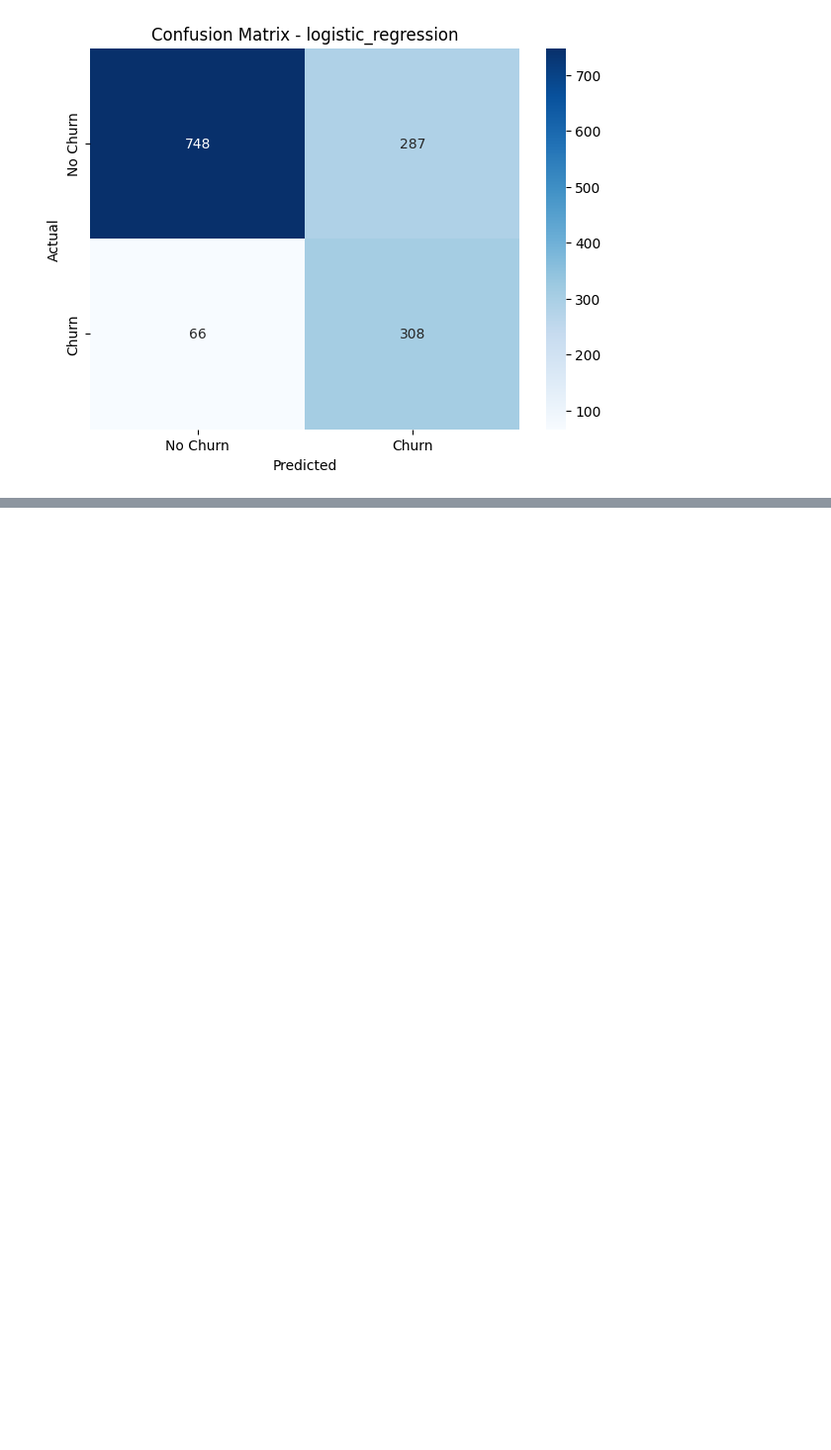
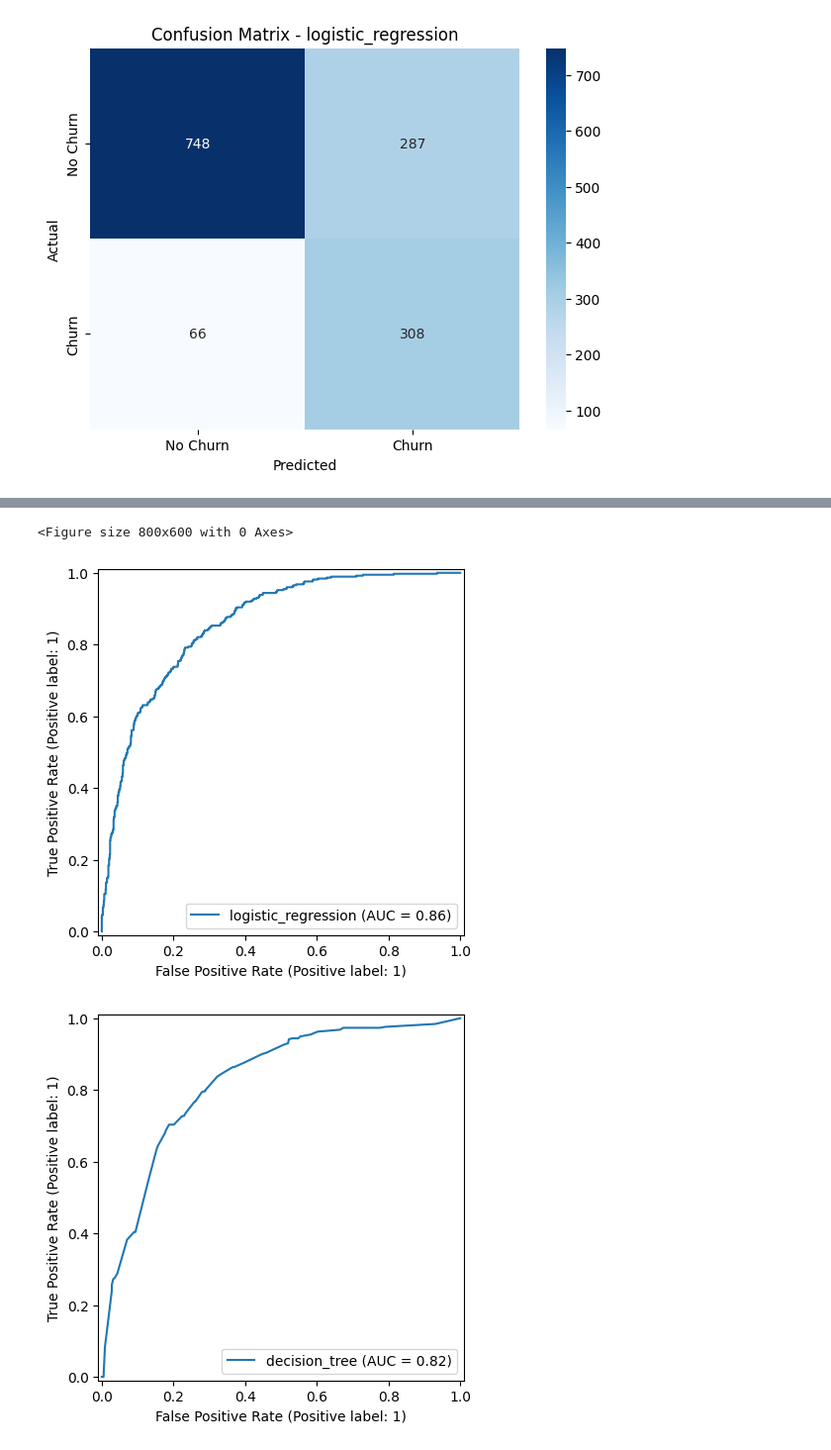
Before and after one commit to msmhtaghavi/customer-churn-prediction, a Jupyter notebook: notebooks/06_model_evaluation.ipynb, the cells around one changed output, grey strips where cells are left out. Shown at 99% size. Drawn from its saved outputs; the diff is of its cells as text; code cells hidden in the pictures; blank space fills up the shorter version.

Commit message:
Compare ROC curves

```diff
--- a/notebooks/06_model_evaluation.ipynb
+++ b/notebooks/06_model_evaluation.ipynb
@@ -103,0 +121,22 @@ plt.show()
+# %%
+import matplotlib.pyplot as plt
+from sklearn.metrics import RocCurveDisplay   # اگر import نشده باشد
+
+plt.figure(figsize=(8, 6))
+
+for name, model in loaded_models.items():
+    RocCurveDisplay.from_estimator(
+        model,
+        X_valid,
+        y_valid,          # ← اضافه شد
+        name=name,
+    )
+
+plt.title("ROC Curve Comparison")
+plt.legend(loc="lower right")
+plt.grid(alpha=0.3)
+plt.show()
+# %% [output]
+<Figure size 800x600 with 0 Axes>
+[figure, added]
+[figure, added]
```
Also changed, not shown: parts of 2 cells of this notebook.
